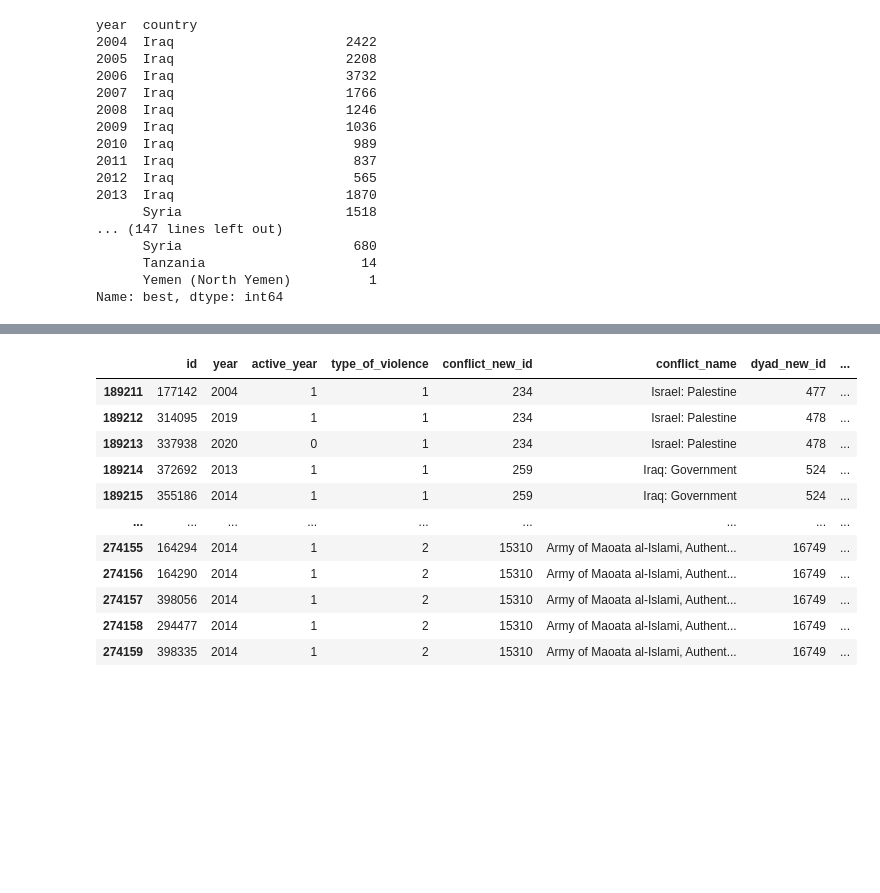
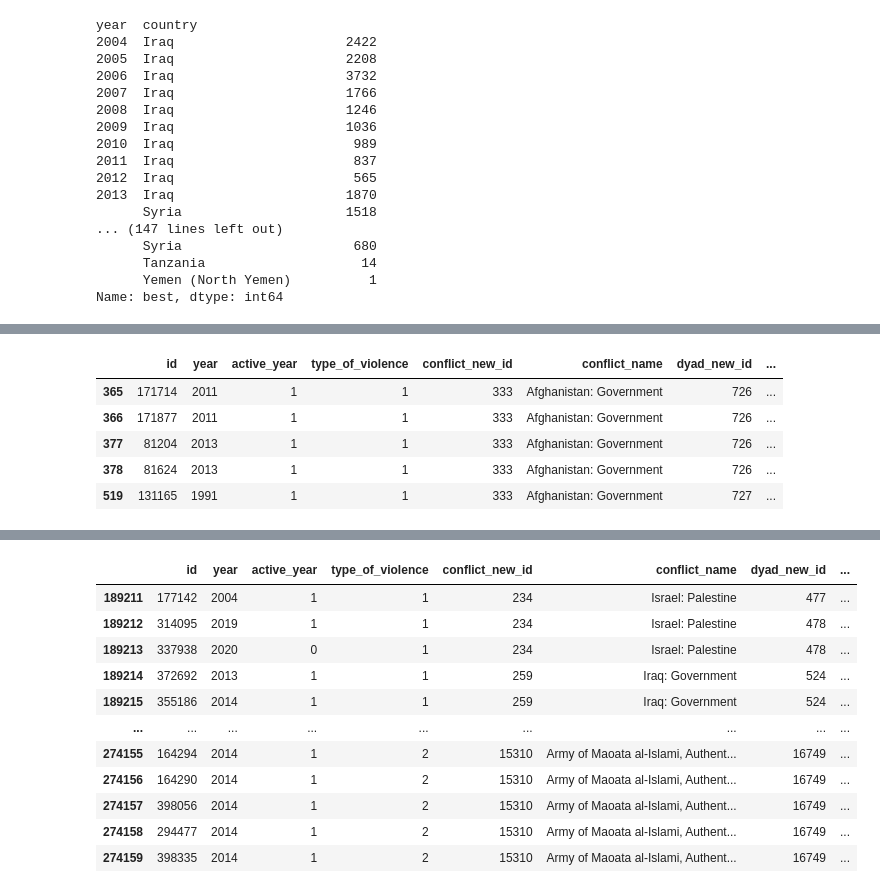
Before and after one commit to Joldon/political_violence, a Jupyter notebook: ged_event_21.ipynb, the cells around one changed output, grey strips where cells are left out. Saved outputs shown, nothing was run; the diff lists cells and outputs as text; code cells hidden in the pictures; blank space fills up the shorter version.

```diff
--- a/ged_event_21.ipynb
+++ b/ged_event_21.ipynb
@@ -416,0 +487,25 @@ civil_wars
+# %%
+consecutive_years_mask = (
+    data.groupby('country')['active_year']
+        .apply(lambda x: (x.eq(1).rolling(3, min_periods=3).sum() >= 3) & (x.shift(-2).eq(0)))
+        .reset_index(drop=True)
+)
+
+# Apply the filter and calculate the cumulative sums
+cumulative_killings = data.loc[consecutive_years_mask, 'best'].groupby(data['country']).cumsum()
+cumulative_deaths_a = data.loc[consecutive_years_mask, 'deaths_a'].groupby(data['country']).cumsum()
+cumulative_deaths_b = data.loc[consecutive_years_mask, 'deaths_b'].groupby(data['country']).cumsum()
+
+# Create the civil_wars_2 dataframe
+civil_wars_2 = data.loc[consecutive_years_mask].copy()
+civil_wars_2['cumulative_killings'] = cumulative_killings
+civil_wars_2['cumulative_deaths_a'] = cumulative_deaths_a
+civil_wars_2['cumulative_deaths_b'] = cumulative_deaths_b
+civil_wars_2.head()
+# %% [output]
+|  | id | year | active_year | type_of_violence | conflict_new_id | conflict_name | dyad_new_id | ... |
+| 365 | 171714 | 2011 | 1 | 1 | 333 | Afghanistan: Government | 726 | ... |
+| 366 | 171877 | 2011 | 1 | 1 | 333 | Afghanistan: Government | 726 | ... |
+| 377 | 81204 | 2013 | 1 | 1 | 333 | Afghanistan: Government | 726 | ... |
+| 378 | 81624 | 2013 | 1 | 1 | 333 | Afghanistan: Government | 726 | ... |
+| 519 | 131165 | 1991 | 1 | 1 | 333 | Afghanistan: Government | 727 | ... |
```
Also changed, not shown: parts of 15 cells of this notebook.
